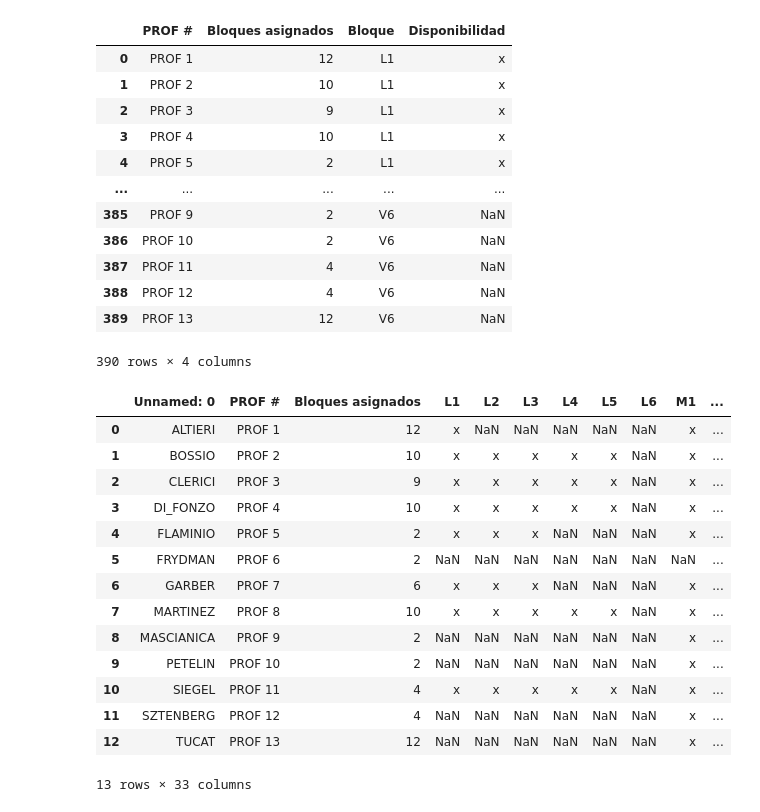
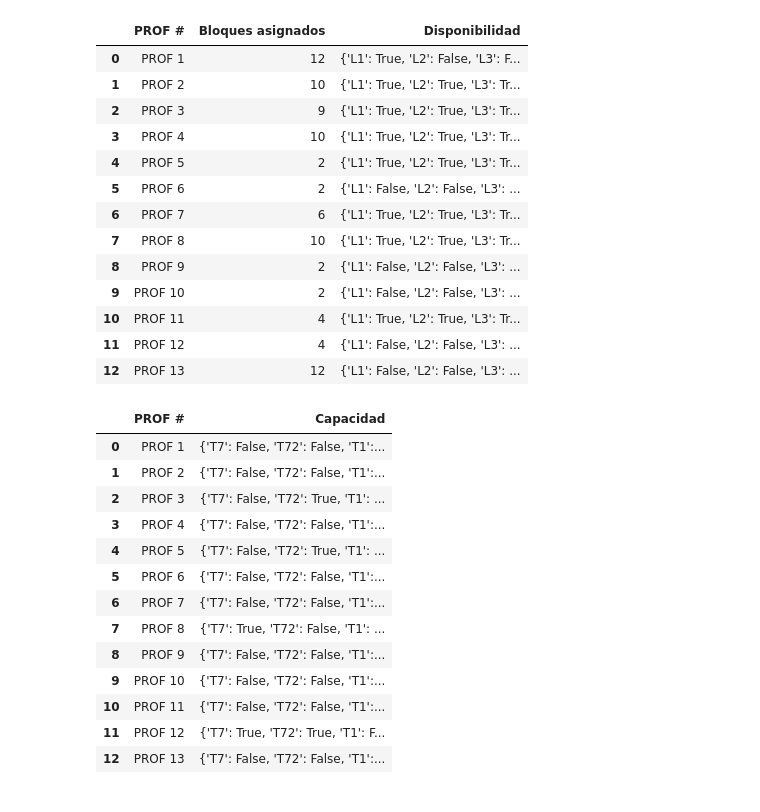
Before and after one commit to mulrich-ort/horarios, a Jupyter notebook: Probando_limpieza.ipynb, the cells around one changed output. Cells and saved outputs as stored; diff of their text form; code cells hidden in the pictures.

```diff
--- a/Probando_limpieza.ipynb
+++ b/Probando_limpieza.ipynb
@@ -29,37 +102,44 @@ class Profe:
 # %%
 disponibilidades = pd.read_csv('data/Disponibilidad.csv')
 disponibilidades.drop(columns=['Unnamed: 0'], inplace=True)
-disponibilidades.melt(id_vars=['PROF #', 'Bloques asignados'], var_name = 'Bloque', value_name='Disponibilidad')
+# disponibilidades = disponibilidades.melt(id_vars=['PROF #', 'Bloques asignados'], var_name = 'Bloque', value_name='Disponibilidad')
+# disponibilidades['Disponibilidad'] = disponibilidades['Disponibilidad'].apply(lambda x: True if x == 'x' else False)
+disponibilidades['Disponibilidad'] = disponibilidades.apply(lambda row: {col: (True if row[col] == 'x' else False) for col in disponibilidades.columns[2:]}, axis=1)
+disponibilidades.drop(columns=[col for col in disponibilidades.columns if col not in ['PROF #', 'Bloques asignados', 'Disponibilidad']], inplace=True)
+disponibilidades
 # %% [output]
-|  | PROF # | Bloques asignados | Bloque | Disponibilidad |
-| 0 | PROF 1 | 12 | L1 | x |
-| 1 | PROF 2 | 10 | L1 | x |
-| 2 | PROF 3 | 9 | L1 | x |
-| 3 | PROF 4 | 10 | L1 | x |
-| 4 | PROF 5 | 2 | L1 | x |
-| ... | ... | ... | ... | ... |
-| 385 | PROF 9 | 2 | V6 | NaN |
-| 386 | PROF 10 | 2 | V6 | NaN |
-| 387 | PROF 11 | 4 | V6 | NaN |
-| 388 | PROF 12 | 4 | V6 | NaN |
-| 389 | PROF 13 | 12 | V6 | NaN |
+|  | PROF # | Bloques asignados | Disponibilidad |
+| 0 | PROF 1 | 12 | {'L1': True, 'L2': False, 'L3': F... |
+| 1 | PROF 2 | 10 | {'L1': True, 'L2': True, 'L3': Tr... |
+| 2 | PROF 3 | 9 | {'L1': True, 'L2': True, 'L3': Tr... |
+| 3 | PROF 4 | 10 | {'L1': True, 'L2': True, 'L3': Tr... |
+| 4 | PROF 5 | 2 | {'L1': True, 'L2': True, 'L3': Tr... |
+| 5 | PROF 6 | 2 | {'L1': False, 'L2': False, 'L3': ... |
+| 6 | PROF 7 | 6 | {'L1': True, 'L2': True, 'L3': Tr... |
+| 7 | PROF 8 | 10 | {'L1': True, 'L2': True, 'L3': Tr... |
+| 8 | PROF 9 | 2 | {'L1': False, 'L2': False, 'L3': ... |
+| 9 | PROF 10 | 2 | {'L1': False, 'L2': False, 'L3': ... |
+| 10 | PROF 11 | 4 | {'L1': True, 'L2': True, 'L3': Tr... |
+| 11 | PROF 12 | 4 | {'L1': False, 'L2': False, 'L3': ... |
+| 12 | PROF 13 | 12 | {'L1': False, 'L2': False, 'L3': ... |
-390 rows × 4 columns
 # %%
-
+capacidades = pd.read_csv('data/Capacidades.csv')
 capacidades.drop(columns=['Unnamed: 0'], inplace=True)
+capacidades['Capacidad'] = capacidades.apply(lambda row: {col: (True if row[col] == 'x' else False) for col in capacidades.columns[1:]}, axis=1)
+capacidades.drop(columns=[col for col in capacidades.columns if col not in ['PROF #', 'Capacidad']], inplace=True)
+capacidades
 # %% [output]
-|  | Unnamed: 0 | PROF # | Bloques asignados | L1 | L2 | L3 | L4 | L5 | L6 | M1 | ... |
-| 0 | ALTIERI | PROF 1 | 12 | x | NaN | NaN | NaN | NaN | NaN | x | ... |
-| 1 | BOSSIO | PROF 2 | 10 | x | x | x | x | x | NaN | x | ... |
-| 2 | CLERICI | PROF 3 | 9 | x | x | x | x | x | NaN | x | ... |
-| 3 | DI_FONZO | PROF 4 | 10 | x | x | x | x | x | NaN | x | ... |
-| 4 | FLAMINIO | PROF 5 | 2 | x | x | x | NaN | NaN | NaN | x | ... |
-| 5 | FRYDMAN | PROF 6 | 2 | NaN | NaN | NaN | NaN | NaN | NaN | NaN | ... |
-| 6 | GARBER | PROF 7 | 6 | x | x | x | NaN | NaN | NaN | x | ... |
-| 7 | MARTINEZ | PROF 8 | 10 | x | x | x | x | x | NaN | x | ... |
-| 8 | MASCIANICA | PROF 9 | 2 | NaN | NaN | NaN | NaN | NaN | NaN | x | ... |
-| 9 | PETELIN | PROF 10 | 2 | NaN | NaN | NaN | NaN | NaN | NaN | x | ... |
-| 10 | SIEGEL | PROF 11 | 4 | x | x | x | x | x | NaN | x | ... |
-| 11 | SZTENBERG | PROF 12 | 4 | NaN | NaN | NaN | NaN | NaN | NaN | x | ... |
-| 12 | TUCAT | PROF 13 | 12 | NaN | NaN | NaN | NaN | NaN | NaN | x | ... |
+|  | PROF # | Capacidad |
+| 0 | PROF 1 | {'T7': False, 'T72': False, 'T1':... |
+| 1 | PROF 2 | {'T7': False, 'T72': False, 'T1':... |
+| 2 | PROF 3 | {'T7': False, 'T72': True, 'T1': ... |
+| 3 | PROF 4 | {'T7': False, 'T72': False, 'T1':... |
+| 4 | PROF 5 | {'T7': False, 'T72': True, 'T1': ... |
+| 5 | PROF 6 | {'T7': False, 'T72': False, 'T1':... |
+| 6 | PROF 7 | {'T7': False, 'T72': False, 'T1':... |
+| 7 | PROF 8 | {'T7': True, 'T72': False, 'T1': ... |
+| 8 | PROF 9 | {'T7': False, 'T72': False, 'T1':... |
+| 9 | PROF 10 | {'T7': False, 'T72': False, 'T1':... |
+| 10 | PROF 11 | {'T7': False, 'T72': False, 'T1':... |
+| 11 | PROF 12 | {'T7': True, 'T72': True, 'T1': F... |
+| 12 | PROF 13 | {'T7': False, 'T72': False, 'T1':... |
-13 rows × 33 columns
```
Also changed, not shown: parts of 21 cells of this notebook.
